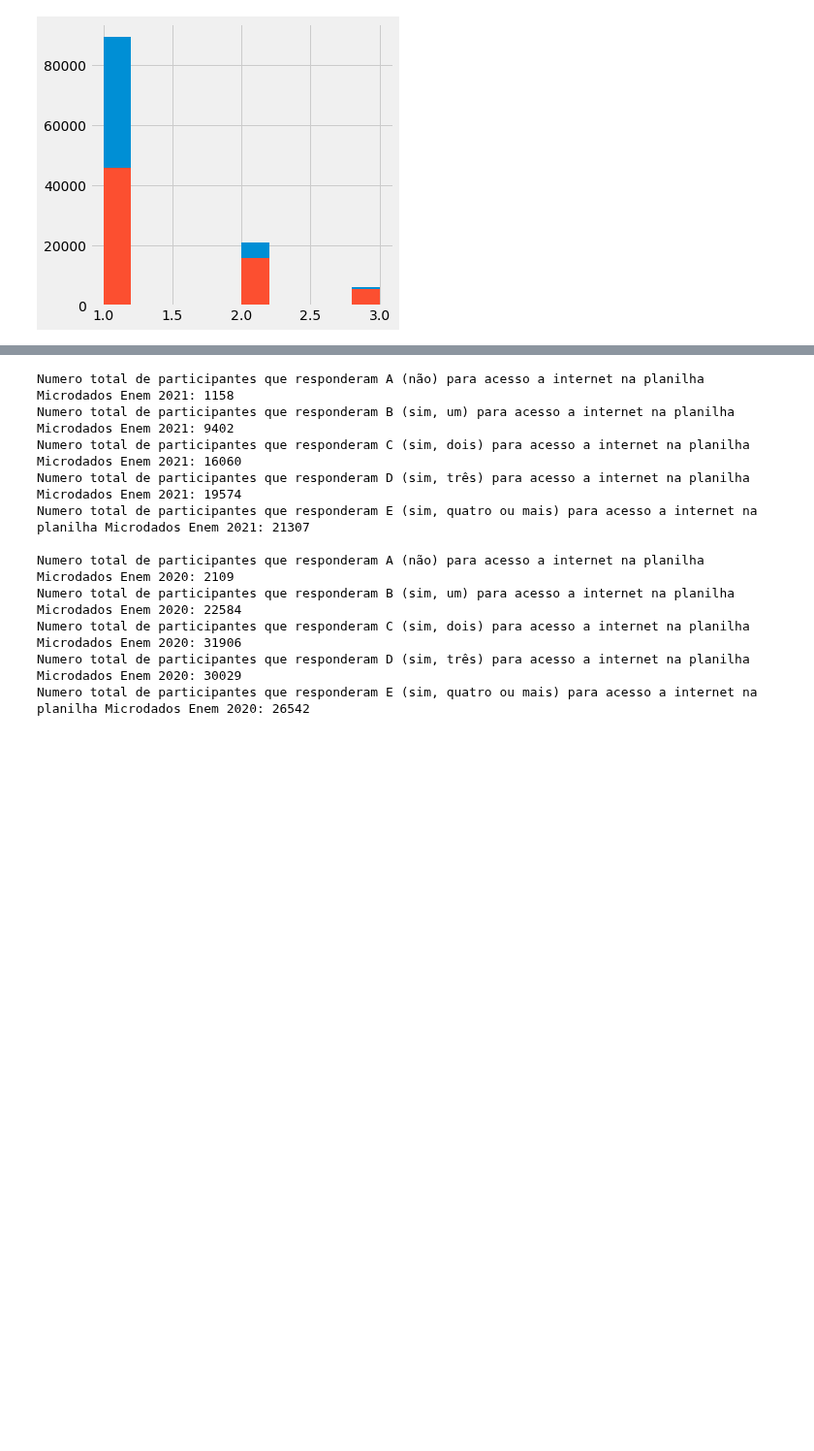
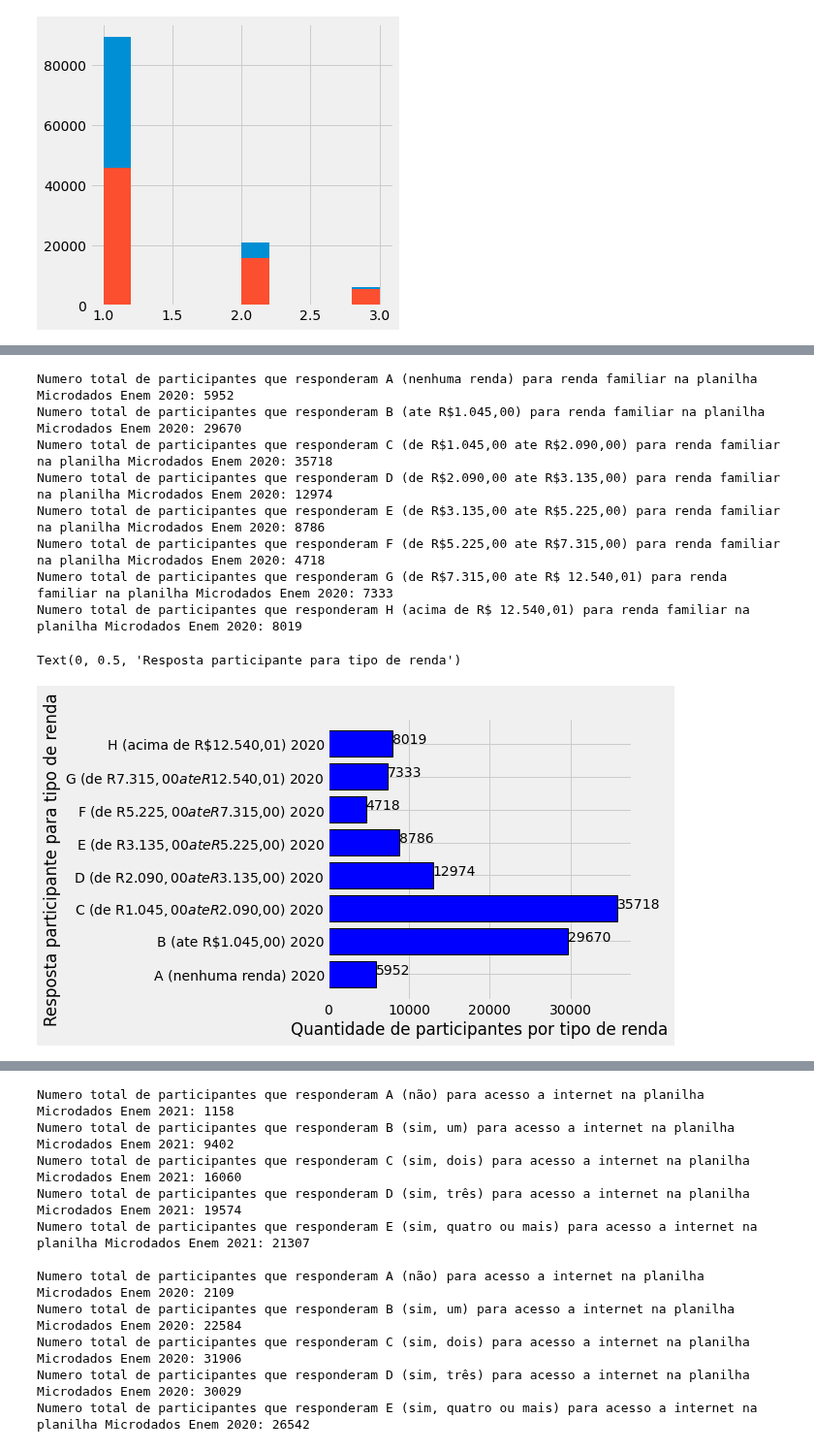
Before and after one commit to kingofrats04/Projeto_IA_DadosEnem, a Jupyter notebook: Graficos_IA.ipynb, the cells around one changed output, grey strips where cells are left out. Shown at 97% size. Drawn from its saved outputs; the diff is of its cells as text; code cells hidden in the pictures; blank space fills up the shorter version.

```diff
--- a/Graficos_IA.ipynb
+++ b/Graficos_IA.ipynb
@@ -545,0 +610,64 @@ AxesSubplot(0.08,0.07;0.87x0.81)
+# %%
+#---------------------------------- Grafico 11 - tipo de renda mensal familiar 2020 ----------------------------------
+
+#display(planilha2020.loc[(planilha2020['Q006']=='A')])
+#display(planilha2020.loc[(planilha2020['Q006']=='B')])
+#display(planilha2020.loc[(planilha2020['Q006']=='C')])
+#display(planilha2020.loc[(planilha2020['Q006']=='D')])
+#display(planilha2020.loc[(planilha2020['Q006']=='E')])
+#display(planilha2020.loc[(planilha2020['Q006']=='F')])
+#display(planilha2020.loc[(planilha2020['Q006']=='G')])
+#display(planilha2020.loc[(planilha2020['Q006']=='H')])
+#display(planilha2020.loc[(planilha2020['Q006']=='I')])
+#display(planilha2020.loc[(planilha2020['Q006']=='J')])
+#display(planilha2020.loc[(planilha2020['Q006']=='K')])
+#display(planilha2020.loc[(planilha2020['Q006']=='L')])
+#display(planilha2020.loc[(planilha2020['Q006']=='M')])
+#display(planilha2020.loc[(planilha2020['Q006']=='N')])
+#display(planilha2020.loc[(planilha2020['Q006']=='O')])
+#display(planilha2020.loc[(planilha2020['Q006']=='P')])
+#display(planilha2020.loc[(planilha2020['Q006']=='Q')])
+
+Q006_A_2020 = 5952
+Q006_B_2020 = 29670
+Q006_C_2020 = 35718
+Q006_D_2020 = 12974
+Q006_E_2020 = 8786
+Q006_F_2020 = 4718
+Q006_G_2020 = 7333
+Q006_H_2020 = 8019
+
+print('Numero total de participantes que responderam A (nenhuma renda) para renda familiar na planilha Microdados Enem 2020:', Q006_A_2020)
+print('Numero total de participantes que responderam B (ate R$1.045,00) para renda familiar na planilha Microdados Enem 2020:', Q006_B_2020)
+print('Numero total de participantes que responderam C (de R$1.045,00 ate R$2.090,00) para renda familiar na planilha Microdados Enem 2020:', Q006_C_2020)
+print('Numero total de participantes que responderam D (de R$2.090,00 ate R$3.135,00) para renda familiar na planilha Microdados Enem 2020:', Q006_D_2020)
+print('Numero total de participantes que responderam E (de R$3.135,00 ate R$5.225,00) para renda familiar na planilha Microdados Enem 2020:', Q006_E_2020)
+print('Numero total de participantes que responderam F (de R$5.225,00 ate R$7.315,00) para renda familiar na planilha Microdados Enem 2020:', Q006_F_2020)
+print('Numero total de participantes que responderam G (de R$7.315,00 ate R$ 12.540,01) para renda familiar na planilha Microdados Enem 2020:', Q006_G_2020)
+print('Numero total de participantes que responderam H (acima de R$ 12.540,01) para renda familiar na planilha Microdados Enem 2020:', Q006_H_2020, '\n')
+
+
+# Printando grafico de barras horizontal
+x = ['A (nenhuma renda) 2020', 'B (ate R$1.045,00) 2020', 'C (de R$1.045,00 ate R$2.090,00) 2020', 'D (de R$2.090,00 ate R$3.135,00) 2020', 'E (de R$3.135,00 ate R$5.225,00) 2020', 'F (de R$5.225,00 ate R$7.315,00) 2020', 'G (de R$7.315,00 ate R$12.540,01) 2020', 'H (acima de R$12.540,01) 2020']
+y = [Q006_A_2020, Q006_B_2020, Q006_C_2020, Q006_D_2020, Q006_E_2020, Q006_F_2020, Q006_G_2020, Q006_H_2020]
+total_Q006_2020 = Q006_A_2020, Q006_B_2020, Q006_C_2020, Q006_D_2020, Q006_E_2020, Q006_F_2020, Q006_G_2020, Q006_H_2020
+
+plt.style.use('fivethirtyeight')
+
+for index, value in enumerate(y):
+  plt.text(value, index,str(value))
+
+plt.barh(x, total_Q006_2020, align='center', color=['blue'], edgecolor='black', linewidth="1")
+plt.xlabel("Quantidade de participantes por tipo de renda")
+plt.ylabel("Resposta participante para tipo de renda")
+# %% [output]
+Numero total de participantes que responderam A (nenhuma renda) para renda familiar na planilha Microdados Enem 2020: 5952
+Numero total de participantes que responderam B (ate R$1.045,00) para renda familiar na planilha Microdados Enem 2020: 29670
+Numero total de participantes que responderam C (de R$1.045,00 ate R$2.090,00) para renda familiar na planilha Microdados Enem 2020: 35718
+Numero total de participantes que responderam D (de R$2.090,00 ate R$3.135,00) para renda familiar na planilha Microdados Enem 2020: 12974
+Numero total de participantes que responderam E (de R$3.135,00 ate R$5.225,00) para renda familiar na planilha Microdados Enem 2020: 8786
+Numero total de participantes que responderam F (de R$5.225,00 ate R$7.315,00) para renda familiar na planilha Microdados Enem 2020: 4718
+Numero total de participantes que responderam G (de R$7.315,00 ate R$ 12.540,01) para renda familiar na planilha Microdados Enem 2020: 7333
+Numero total de participantes que responderam H (acima de R$ 12.540,01) para renda familiar na planilha Microdados Enem 2020: 8019
+Text(0, 0.5, 'Resposta participante para tipo de renda')
+[figure, added]
```
Also changed, not shown: parts of 16 cells of this notebook.
